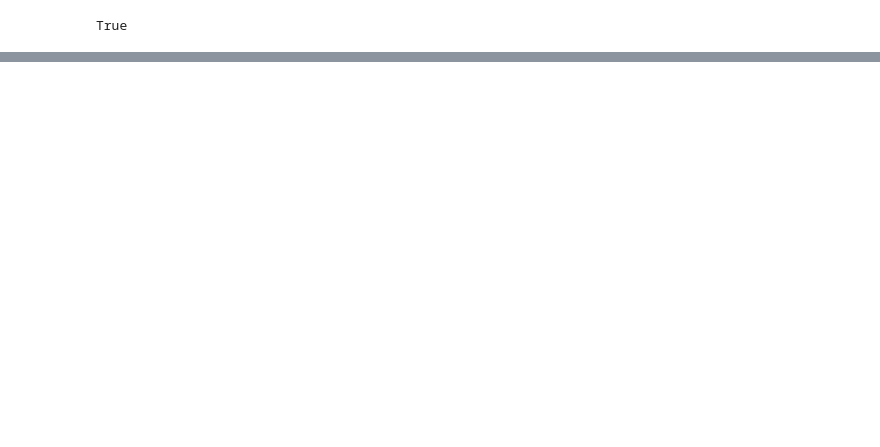
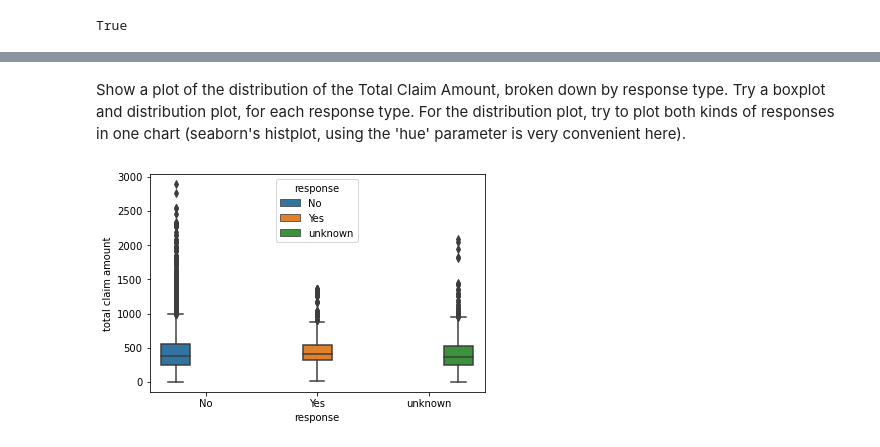
Before and after one commit to MiguelVilloslada/IronMiguel, a Jupyter notebook: Working/LAB/Customer Analysis Round 2.ipynb, the cells around one changed output, grey strips where cells are left out. Saved outputs shown, nothing was run; the diff lists cells and outputs as text; code cells hidden in the pictures; blank space fills up the shorter version.

```diff
--- a/Working/LAB/Customer Analysis Round 2.ipynb
+++ b/Working/LAB/Customer Analysis Round 2.ipynb
@@ -234,0 +299,6 @@ mca.query('month == 1 or month == 2 or month ==3')
+# %% [markdown]
+Show a plot of the distribution of the Total Claim Amount, broken down by response type. Try a boxplot and distribution plot, for each response type. For the distribution plot, try to plot both kinds of responses in one chart (seaborn's histplot, using the 'hue' parameter is very convenient here).
+# %%
+sns.boxplot(x="response", y="total claim amount", hue="response", data=mca);
+# %% [output]
+[figure, added]
```
Also changed, not shown: parts of 21 cells of this notebook.
